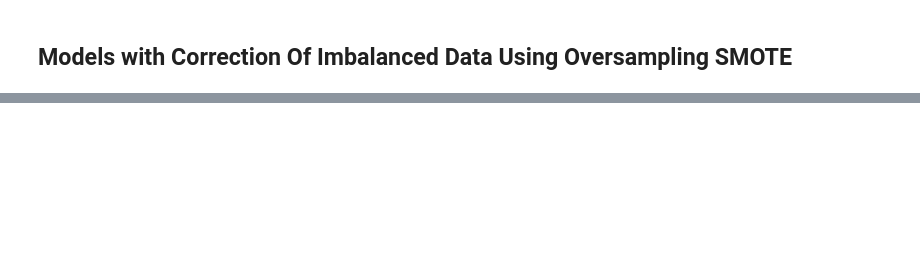
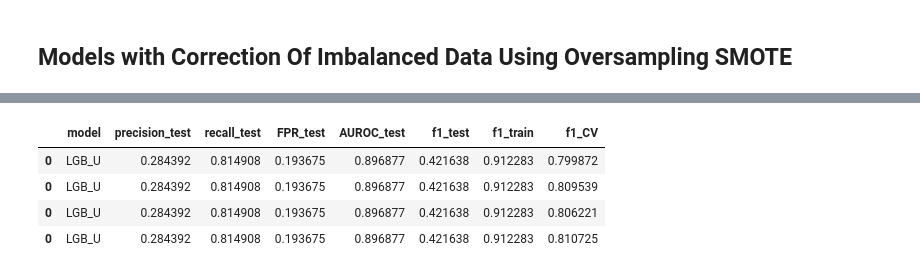
Before and after one commit to vivianah/wids-predict-patient-survival, a Jupyter notebook: notebooks/Modeling_Iterations.ipynb, the cells around one changed output, grey strips where cells are left out. Saved outputs shown, nothing was run; the diff lists cells and outputs as text; code cells hidden in the pictures; blank space fills up the shorter version.

```diff
--- a/notebooks/Modeling_Iterations.ipynb
+++ b/notebooks/Modeling_Iterations.ipynb
@@ -310,4 +286,10 @@ selected_clfs = ['XG_U', 'RF_U', 'LGB_U']
+# %%
+# create a dictionary of classifers with the hyperparameters you would like to try
+classifiers = {'LGB_U': LGBMClassifier(booster ='gbtree', n_estimators = 100, learning_rate = .1, max_depth = 7, objective ='binary')}
+# %%
+# keys for the classifiers
+selected_clfs = ['LGB_U']
 # %% [markdown]
 new train test split for imbalanced data. Undersampling Data!
 # %%
-X_train, y_train = resampling_unbalanced(X_train, y_train, "under")
+X_train_U, y_train_U = resampling_unbalanced(X_train, y_train, "under")
@@ -314,5 +300,4 @@ X_train, y_train = resampling_unbalanced(X_train, y_train, "under")
 # %%
-#
 clf_under_matrix = pd.DataFrame(columns = ['model', 'precision_test', 'recall_test', 'FPR_test', 'AUROC_test',
                                      'f1_test', 'f1_train', 'f1_CV'])
 
@@ -323,7 +308,7 @@ for idx, classifier in enumerate(selected_clfs):
     clf = classifiers[classifier]
 
     # fit the model
-    clf.fit(X_train,y_train)
+    clf.fit(X_train_U, y_train_U)
     print(f"-------- classifier being run is {classifier} ---------")
 
     print(f"-------- saving the the model ---------")
@@ -336,7 +321,7 @@ for idx, classifier in enumerate(selected_clfs):
     # prediction of y probability based on X_test
     y_proba = clf.predict_proba(X_test)[:,1]
     # prediction of y based on X_train
-    y_train_predict = clf.predict(X_train)
+    y_train_predict = clf.predict(X_train_U)
 
     print(f"-------- creating the confusion matrix ---------")
     # confusion matrix
@@ -364,11 +349,11 @@ for idx, classifier in enumerate(selected_clfs):
     f1_test = f1_score(y_test, y_predict)
 
     #f1 score on train
-    f1_train = f1_score(y_train, y_train_predict)
+    f1_train = f1_score(y_train_U, y_train_predict)
 
     #f1 score on cross validation
     k_fold = 4
-    f1_cv = cross_val_score(clf, X_train, y_train, cv=k_fold, scoring = 'f1')
+    f1_cv = cross_val_score(clf, X_train_U, y_train_U, cv=k_fold, scoring = 'f1')
     print(f"Cross Validation is on {k_fold} folds.")
 
     print(f"-------- append values to the model matrix  ---------")
@@ -489,0 +520,8 @@ for classifier in selected_clfs:
+# %%
+clf_under_matrix.explode('f1_CV')
+# %% [output]
+|  | model | precision_test | recall_test | FPR_test | AUROC_test | f1_test | f1_train | f1_CV |
+| 0 | LGB_U | 0.284392 | 0.814908 | 0.193675 | 0.896877 | 0.421638 | 0.912283 | 0.799872 |
+| 0 | LGB_U | 0.284392 | 0.814908 | 0.193675 | 0.896877 | 0.421638 | 0.912283 | 0.809539 |
+| 0 | LGB_U | 0.284392 | 0.814908 | 0.193675 | 0.896877 | 0.421638 | 0.912283 | 0.806221 |
+| 0 | LGB_U | 0.284392 | 0.814908 | 0.193675 | 0.896877 | 0.421638 | 0.912283 | 0.810725 |
```
Also changed, not shown: parts of 20 cells of this notebook.
